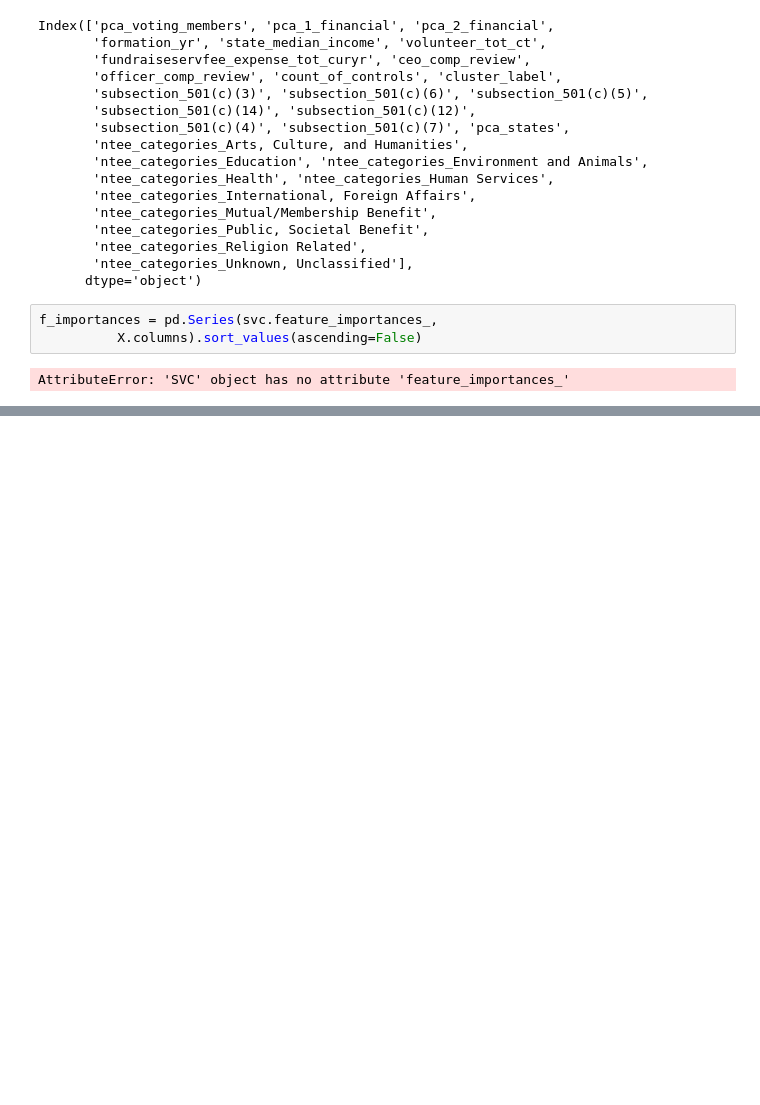
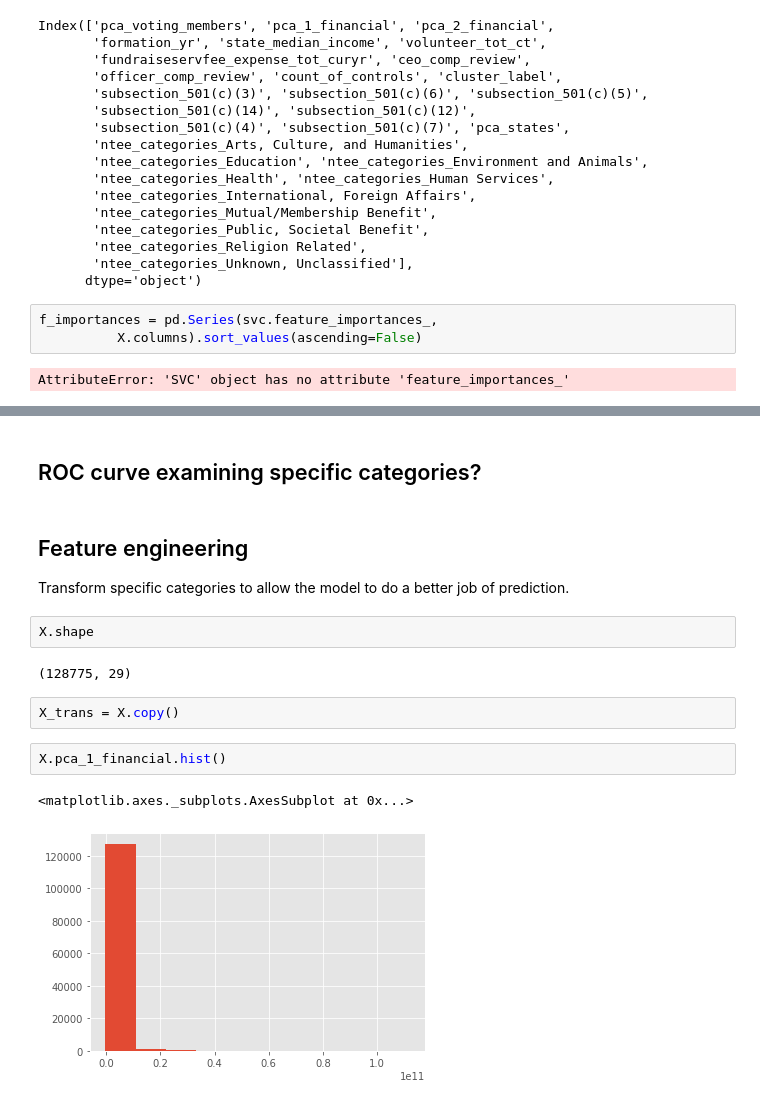
Before and after one commit to mrkjhsn/Not_for_Profit_Compensation_Modeling, a Jupyter notebook: 07.modeling.ipynb, the cells around one changed output, grey strips where cells are left out. Drawn from its saved outputs; the diff is of its cells as text; blank space fills up the shorter version.

```diff
--- a/07.modeling.ipynb
+++ b/07.modeling.ipynb
@@ -485,0 +496,16 @@ AttributeError: 'SVC' object has no attribute 'feature_importances_'
+# %% [markdown]
+## ROC curve examining specific categories?
+# %% [markdown]
+## Feature engineering
+Transform specific categories to allow the model to do a better job of prediction.
+# %%
+X.shape
+# %% [output]
+(128775, 29)
+# %%
+X_trans = X.copy()
+# %%
+X.pca_1_financial.hist()
+# %% [output]
+<matplotlib.axes._subplots.AxesSubplot at 0x...>
+[figure, added]
```
Also changed, not shown: parts of 48 cells of this notebook.
